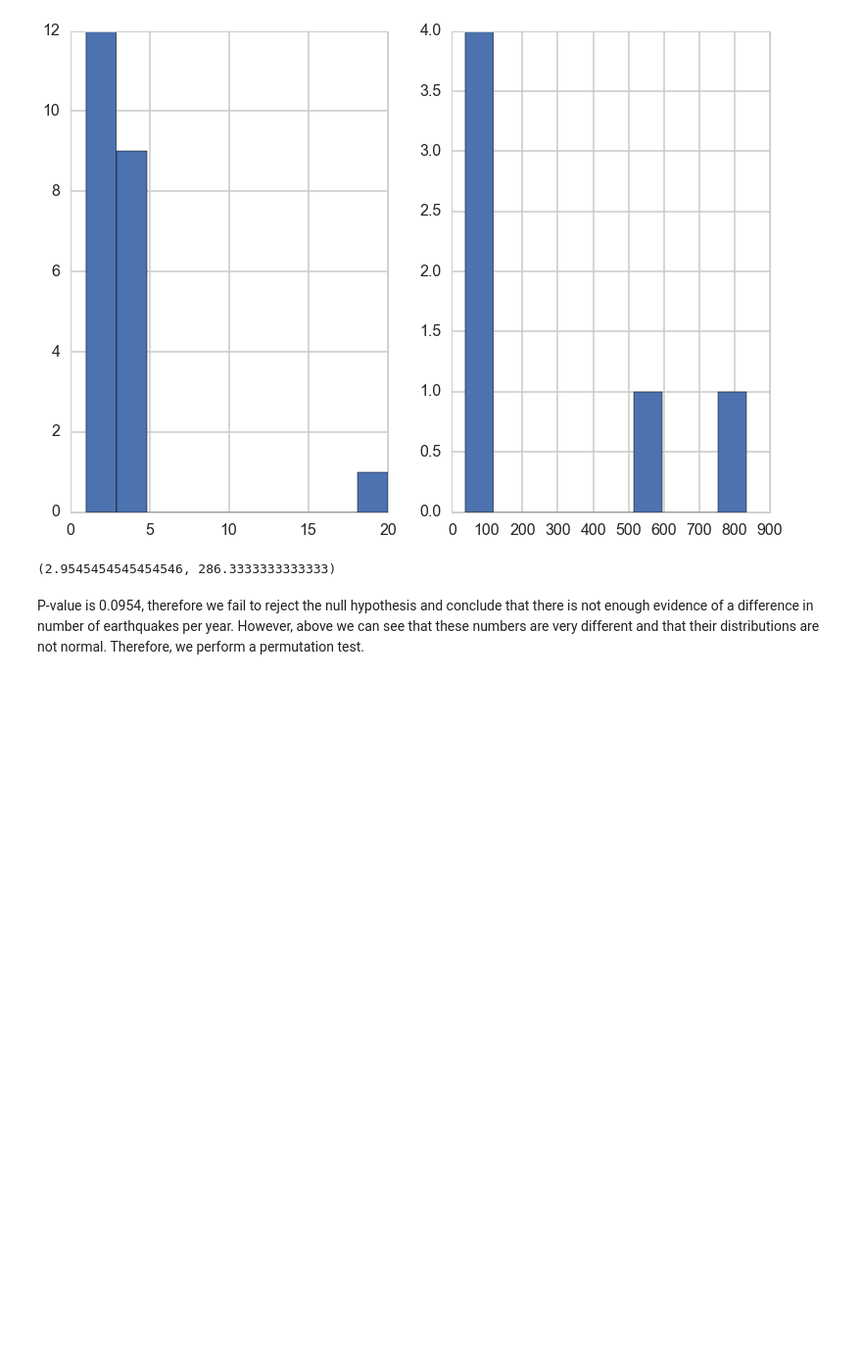
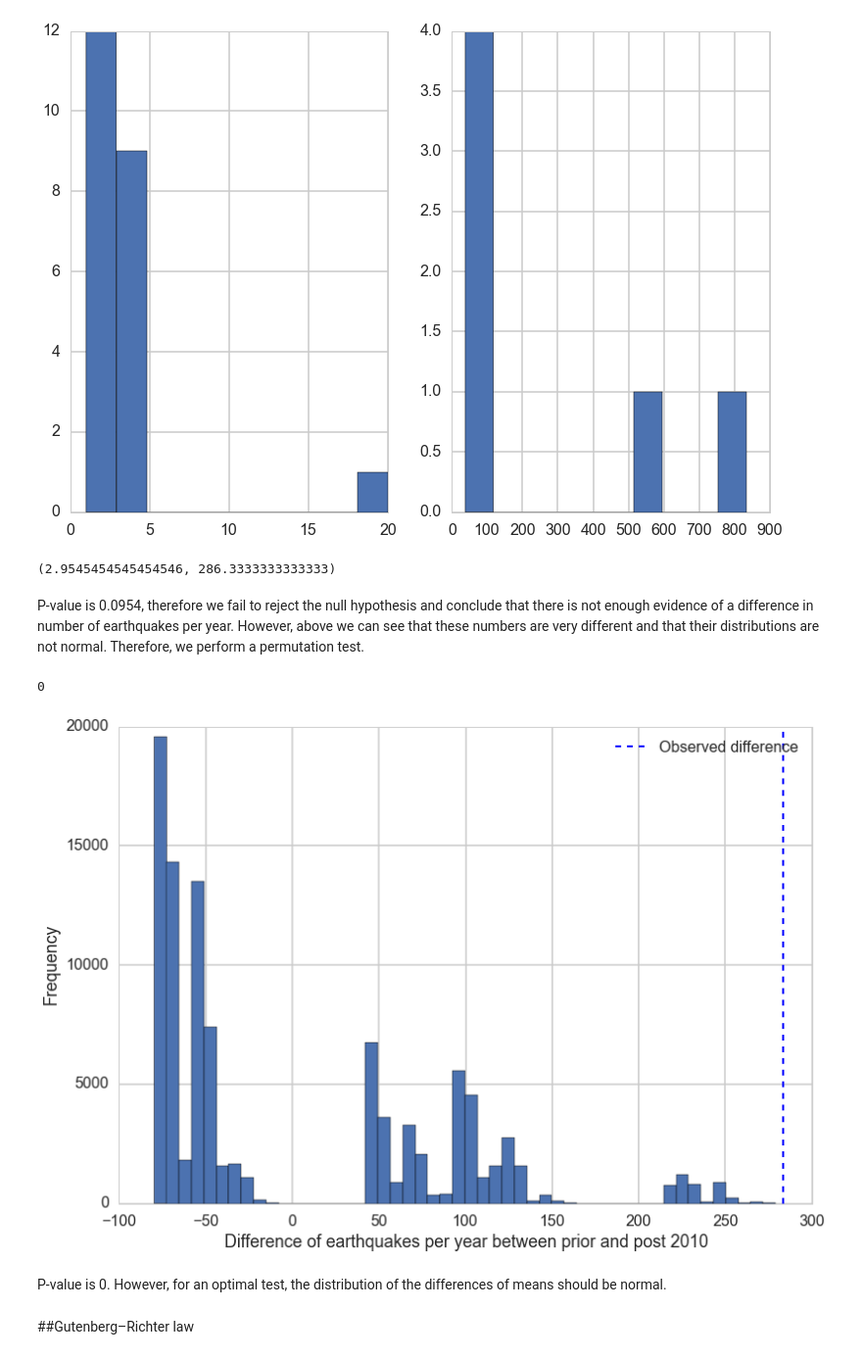
Before and after one commit to tperol/earthquake-clusters, a Jupyter notebook: Experiment_Poels.ipynb, the cells around one changed output. Shown at 98% size. Cells and saved outputs as stored; diff of their text form; code cells hidden in the pictures; blank space fills up the shorter version.

Commit message:
Working on Gutenberg-Richter's law

```diff
--- a/Experiment_Poels.ipynb
+++ b/Experiment_Poels.ipynb
@@ -350,3 +351,35 @@ eq_df_priorByYear.mean(), eq_df_postByYear.mean()
 (2.9545454545454546, 286.3333333333333)
 # %% [markdown]
 P-value is 0.0954, therefore we fail to reject the null hypothesis and conclude that there is not enough evidence of a difference in number of earthquakes per year. However, above we can see that these numbers are very different and that their distributions are not normal. Therefore, we perform a permutation test.
+# %%
+# Prepare data
+alleq_df_ByYear = eq_df.groupby('year').count().reset_index().prefmag
+n = len(eq_df_postByYear)
+N = len(alleq_df_ByYear)
+# Get observed difference
+obsdiff = eq_df_postByYear.mean()-eq_df_priorByYear.mean()
+
+# Start list vector for storing difference of means
+meandiff = []
+
+# Run permutations
+for i in range(100000):
+    rows = random.sample(range(N), n)
+    post = alleq_df_ByYear[rows]
+    prior = alleq_df_ByYear.drop(rows)
+    meandiff.append(post.mean()-prior.mean())
+
+plt.hist(meandiff, bins = 50)
+plt.axvline(obsdiff, color='b', linestyle='dashed', linewidth=2, label = 'Observed difference')
+plt.xlabel('Difference of earthquakes per year between prior and post 2010')
+plt.ylabel('Frequency')
+plt.legend()
+# Get p.value
+(pd.Series(meandiff) > obsdiff).sum()/100000
+# %% [output]
+0
+[figure, added]
+# %% [markdown]
+P-value is 0. However, for an optimal test, the distribution of the differences of means should be normal.
+# %% [markdown]
+##Gutenberg–Richter law
```
Also changed, not shown: parts of 3 cells of this notebook.
